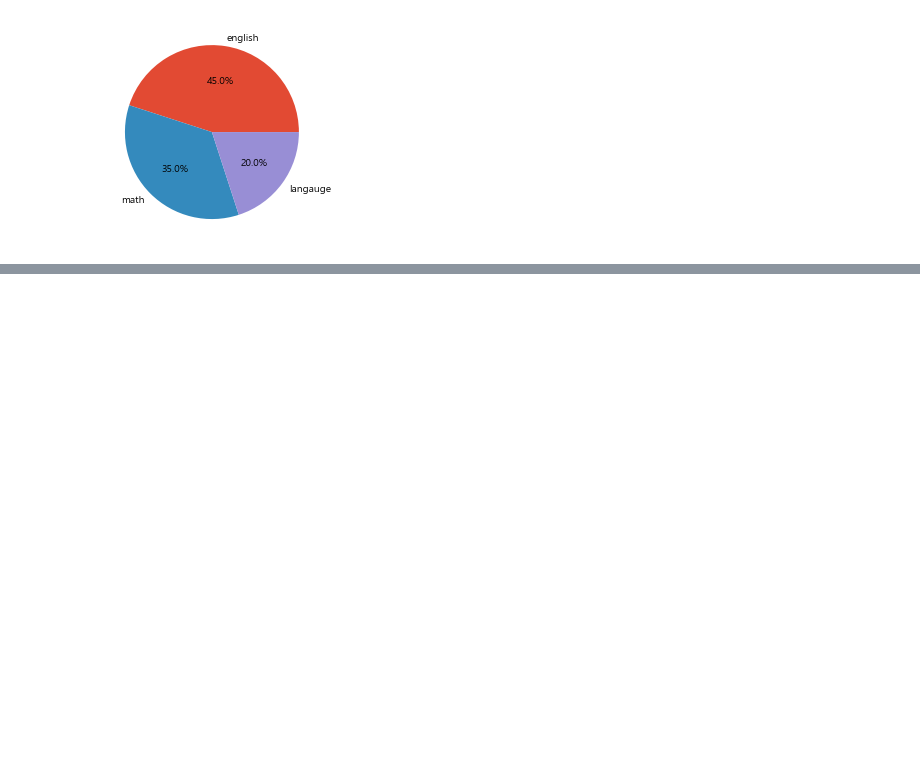
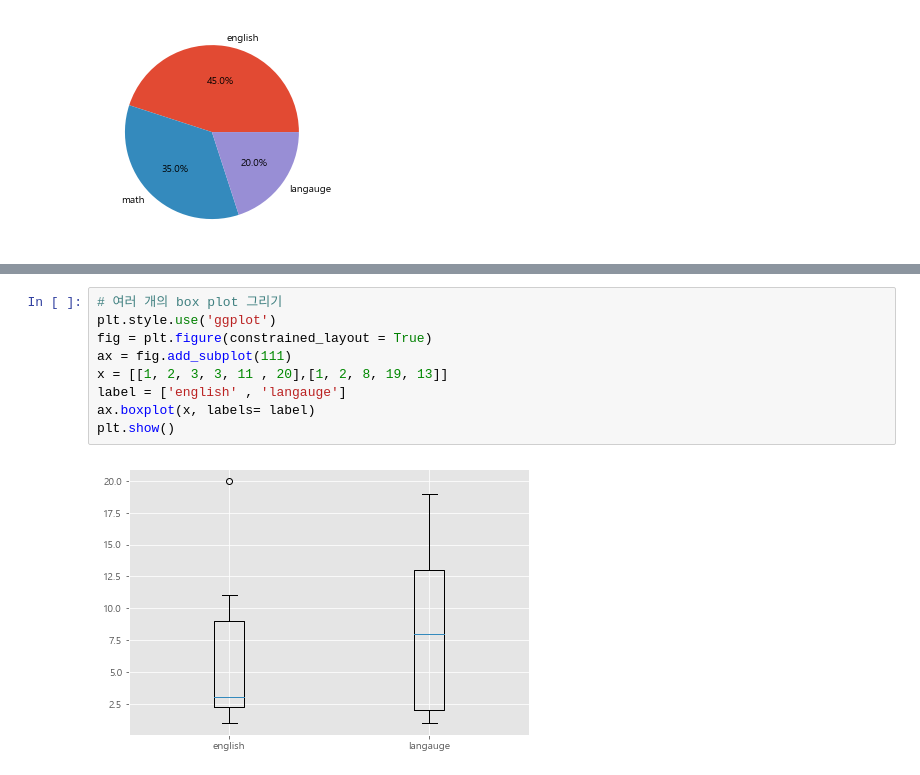
Before and after one commit to matodale/studyPython, a Jupyter notebook: 2022년03월29일_파이썬수업내용.ipynb, the cells around one changed output, grey strips where cells are left out. Cells and saved outputs as stored; diff of their text form; blank space fills up the shorter version.

```diff
--- a/2022년03월29일_파이썬수업내용.ipynb
+++ b/2022년03월29일_파이썬수업내용.ipynb
@@ -170,0 +183,11 @@ plt.show()
+# %%
+# 여러 개의 box plot 그리기
+plt.style.use('ggplot')
+fig = plt.figure(constrained_layout = True)
+ax = fig.add_subplot(111)
+x = [[1, 2, 3, 3, 11 , 20],[1, 2, 8, 19, 13]]
+label = ['english' , 'langauge']
+ax.boxplot(x, labels= label)
+plt.show()
+# %% [output]
+[figure, added]
```
Also changed, not shown: parts of 2 cells of this notebook.
